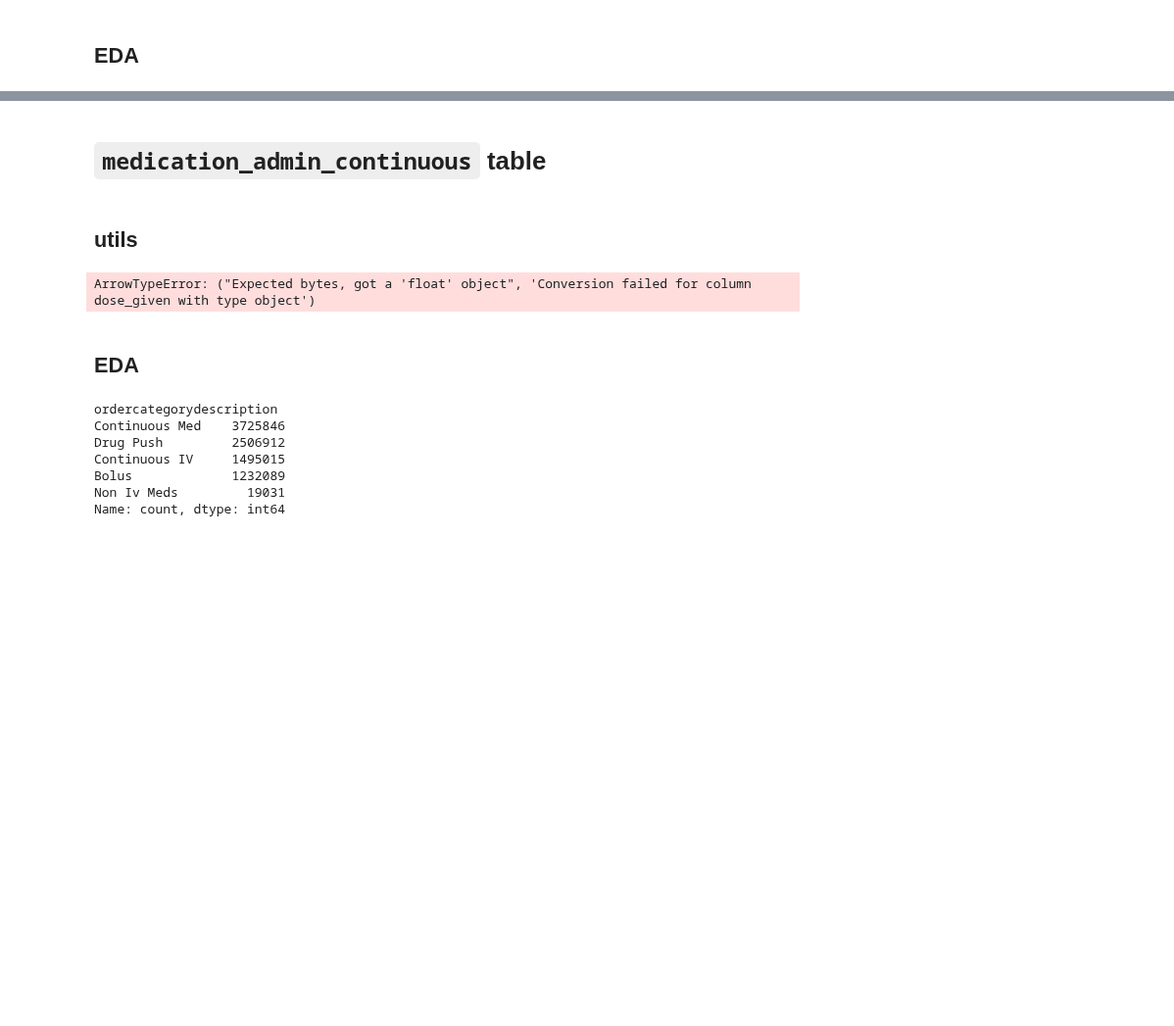
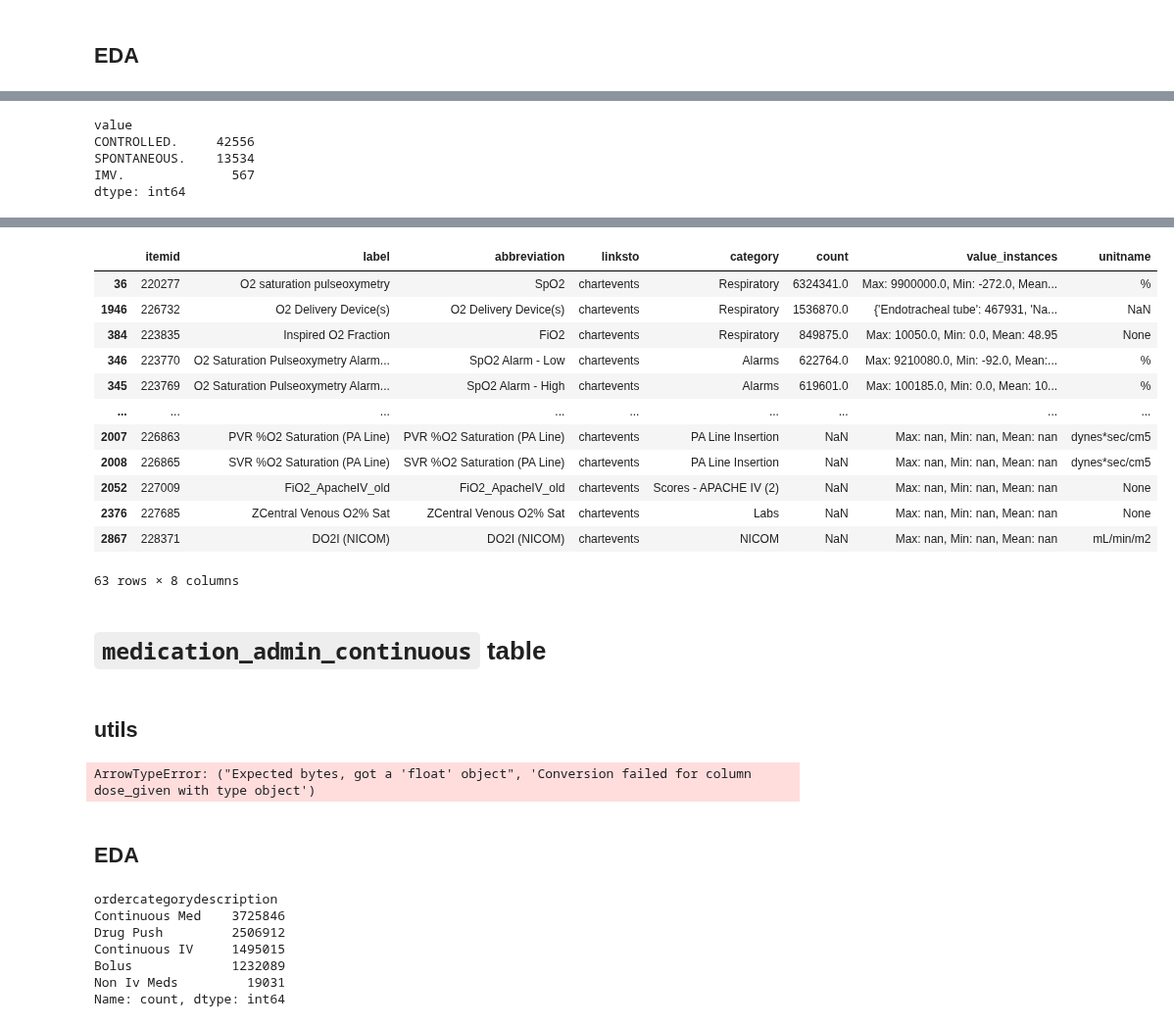
Before and after one commit to oldsandiaz/mimicclif, a Jupyter notebook: code/mimic-to-clif.ipynb, the cells around one changed output, grey strips where cells are left out. Shown at 98% size. Drawn from its saved outputs; the diff is of its cells as text; code cells hidden in the pictures; blank space fills up the shorter version.

```diff
--- a/code/mimic-to-clif.ipynb
+++ b/code/mimic-to-clif.ipynb
@@ -360,7 +360,7 @@ def item_ids_list_to_events_df(item_ids: list):
 # %%
 class ItemFinder():
     def __init__(self, kw = None, items_df = d_items,
-                 col: str = "label", case_sensitive: bool = False):
+                 col: str = "label", case_sensitive: bool = False, for_labs: bool = False):
         '''
         Look up an item by keyword from the `d_items` table of the `icu` module.
         - case: whether the search is case sensitive
@@ -368,6 +368,7 @@ class ItemFinder():
         self.kw = kw
         self.df = items_df
         self.col = "abbreviation" if col == "abbr" else col
+        self.for_labs = for_labs
 
         # df of items that match the key words -- a raw output
         self.items_select_df: pd.DataFrame = items_df[
@@ -376,7 +377,7 @@ class ItemFinder():
 
         # first check whether there is any return in the raw output
         if len(self.items_select_df) == 0:
-            return f"No matching result found in column {col} with case sensitive being {case_sensitive} "
+            raise Exception(f"No matching result found in column {col} with case sensitive being {case_sensitive} ")
 
         # ... only proceed when the return is not of zero length
         # and enhance the simple raw output with counts and value instances
@@ -404,12 +405,12 @@ class ItemFinder():
                 events_df["itemid"].isin(self.items_select_ids), :
             ]
             # a df of item freq for one event type
-            item_freq_df = events_select_df.value_counts("itemid")
-            item_freq_df.name = "count"
+            item_freq = events_select_df.value_counts("itemid")
+            item_freq.name = "count"
 
             # check if the df is empty -- there shouldn't be an empty one FIXME
             # if not item_freq_df.empty:
-            freq_df_ls.append(item_freq_df)
+            freq_df_ls.append(item_freq)
 
         return pd.concat(freq_df_ls)
 
@@ -418,7 +419,7 @@ class ItemFinder():
         merge item freq and values instances to the raw output to generate the enhanced table of the
         candidate items.
         '''
-        return (
+        cand_table = (
             self.items_select_df
             .loc[:, ["itemid", "label", "abbreviation", "linksto", "category", "unitname", "param_type"]]
             # FIXME
@@ -428,6 +429,12 @@ class ItemFinder():
                 value_instances = lambda df: df["itemid"].apply(item_id_to_value_instances)
             )
         )
+        if self.for_labs:
+            return cand_table.reindex(
+                columns = ["itemid", "label", "abbreviation", "linksto", "category", "count", "value_instances", "unitname"]
+                )
+        else:
+            return cand_table
 
 @lru_cache()
 def item_id_to_value_instances(item_id: int):
@@ -1665,0 +1657,11 @@ ph_table
+# %%
+labevents[labevents["itemid"] == 50828].value_counts("value")
+# %% [output]
+value
+CONTROLLED.     42556
+SPONTANEOUS.    13534
+IMV.              567
+dtype: int64
+# %%
+o2_items = ItemFinder("O2", for_labs = True).candidate_table
+# %% [output]
@@ -1666,3 +1670,16 @@ ph_table
+|  | itemid | label | abbreviation | linksto | category | count | value_instances | unitname |
+| 36 | 220277 | O2 saturation pulseoxymetry | SpO2 | chartevents | Respiratory | 6324341.0 | Max: 9900000.0, Min: -272.0, Mean... | % |
+| 1946 | 226732 | O2 Delivery Device(s) | O2 Delivery Device(s) | chartevents | Respiratory | 1536870.0 | {'Endotracheal tube': 467931, 'Na... | NaN |
+| 384 | 223835 | Inspired O2 Fraction | FiO2 | chartevents | Respiratory | 849875.0 | Max: 10050.0, Min: 0.0, Mean: 48.95 | None |
+| 346 | 223770 | O2 Saturation Pulseoxymetry Alarm... | SpO2 Alarm - Low | chartevents | Alarms | 622764.0 | Max: 9210080.0, Min: -92.0, Mean:... | % |
+| 345 | 223769 | O2 Saturation Pulseoxymetry Alarm... | SpO2 Alarm - High | chartevents | Alarms | 619601.0 | Max: 100185.0, Min: 0.0, Mean: 10... | % |
+| ... | ... | ... | ... | ... | ... | ... | ... | ... |
+| 2007 | 226863 | PVR %O2 Saturation (PA Line) | PVR %O2 Saturation (PA Line) | chartevents | PA Line Insertion | NaN | Max: nan, Min: nan, Mean: nan | dynes*sec/cm5 |
+| 2008 | 226865 | SVR %O2 Saturation (PA Line) | SVR %O2 Saturation (PA Line) | chartevents | PA Line Insertion | NaN | Max: nan, Min: nan, Mean: nan | dynes*sec/cm5 |
+| 2052 | 227009 | FiO2_ApacheIV_old | FiO2_ApacheIV_old | chartevents | Scores - APACHE IV (2) | NaN | Max: nan, Min: nan, Mean: nan | None |
+| 2376 | 227685 | ZCentral Venous O2% Sat | ZCentral Venous O2% Sat | chartevents | Labs | NaN | Max: nan, Min: nan, Mean: nan | None |
+| 2867 | 228371 | DO2I (NICOM) | DO2I (NICOM) | chartevents | NICOM | NaN | Max: nan, Min: nan, Mean: nan | mL/min/m2 |
+63 rows × 8 columns
 # %% [markdown]
 # `medication_admin_continuous` table
 # %% [markdown]
```
Also changed, not shown: parts of 20 cells of this notebook.
